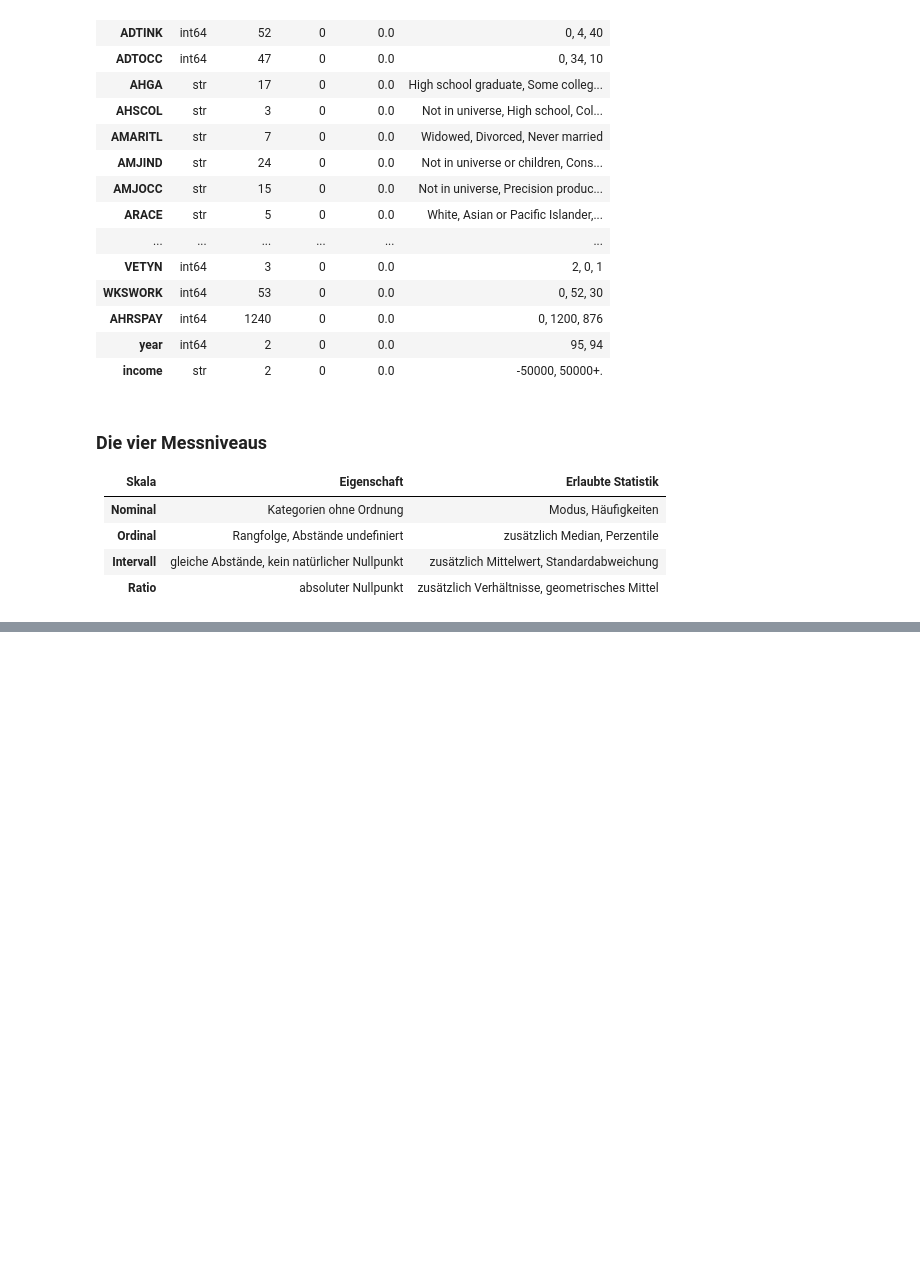
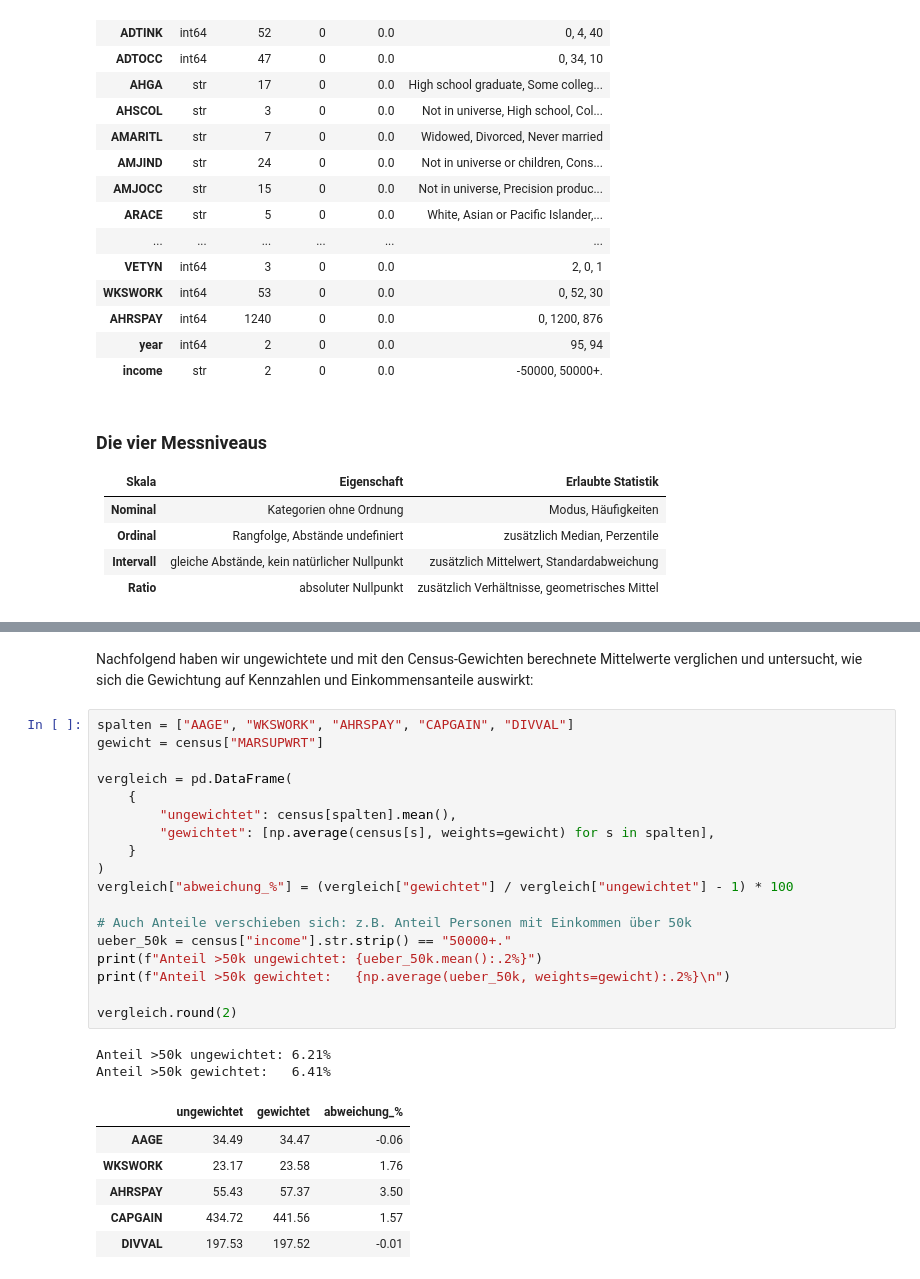
Before and after one commit to Manuel-Schmid/census-income-analysis, a Jupyter notebook: src/statistics_project/dataset_analysis_notebooks/NB01.ipynb, the cells around one changed output, grey strips where cells are left out. Saved outputs shown, nothing was run; the diff lists cells and outputs as text; blank space fills up the shorter version.

```diff
--- a/src/statistics_project/dataset_analysis_notebooks/NB01.ipynb
+++ b/src/statistics_project/dataset_analysis_notebooks/NB01.ipynb
@@ -262,0 +358,29 @@ Wie unsere Übersicht zeigt, führt der Datentyp `int64` dazu, dass `pandas` mat
+# %% [markdown]
+Nachfolgend haben wir ungewichtete und mit den Census-Gewichten berechnete Mittelwerte verglichen und untersucht, wie sich die Gewichtung auf Kennzahlen und Einkommensanteile auswirkt:
+# %%
+spalten = ["AAGE", "WKSWORK", "AHRSPAY", "CAPGAIN", "DIVVAL"]
+gewicht = census["MARSUPWRT"]
+
+vergleich = pd.DataFrame(
+    {
+        "ungewichtet": census[spalten].mean(),
+        "gewichtet": [np.average(census[s], weights=gewicht) for s in spalten],
+    }
+)
+vergleich["abweichung_%"] = (vergleich["gewichtet"] / vergleich["ungewichtet"] - 1) * 100
+
+# Auch Anteile verschieben sich: z.B. Anteil Personen mit Einkommen über 50k
+ueber_50k = census["income"].str.strip() == "50000+."
+print(f"Anteil >50k ungewichtet: {ueber_50k.mean():.2%}")
+print(f"Anteil >50k gewichtet:   {np.average(ueber_50k, weights=gewicht):.2%}\n")
+
+vergleich.round(2)
+# %% [output]
+Anteil >50k ungewichtet: 6.21%
+Anteil >50k gewichtet:   6.41%
+|  | ungewichtet | gewichtet | abweichung_% |
+| AAGE | 34.49 | 34.47 | -0.06 |
+| WKSWORK | 23.17 | 23.58 | 1.76 |
+| AHRSPAY | 55.43 | 57.37 | 3.50 |
+| CAPGAIN | 434.72 | 441.56 | 1.57 |
+| DIVVAL | 197.53 | 197.52 | -0.01 |
```
Also changed, not shown: parts of 12 cells of this notebook.
